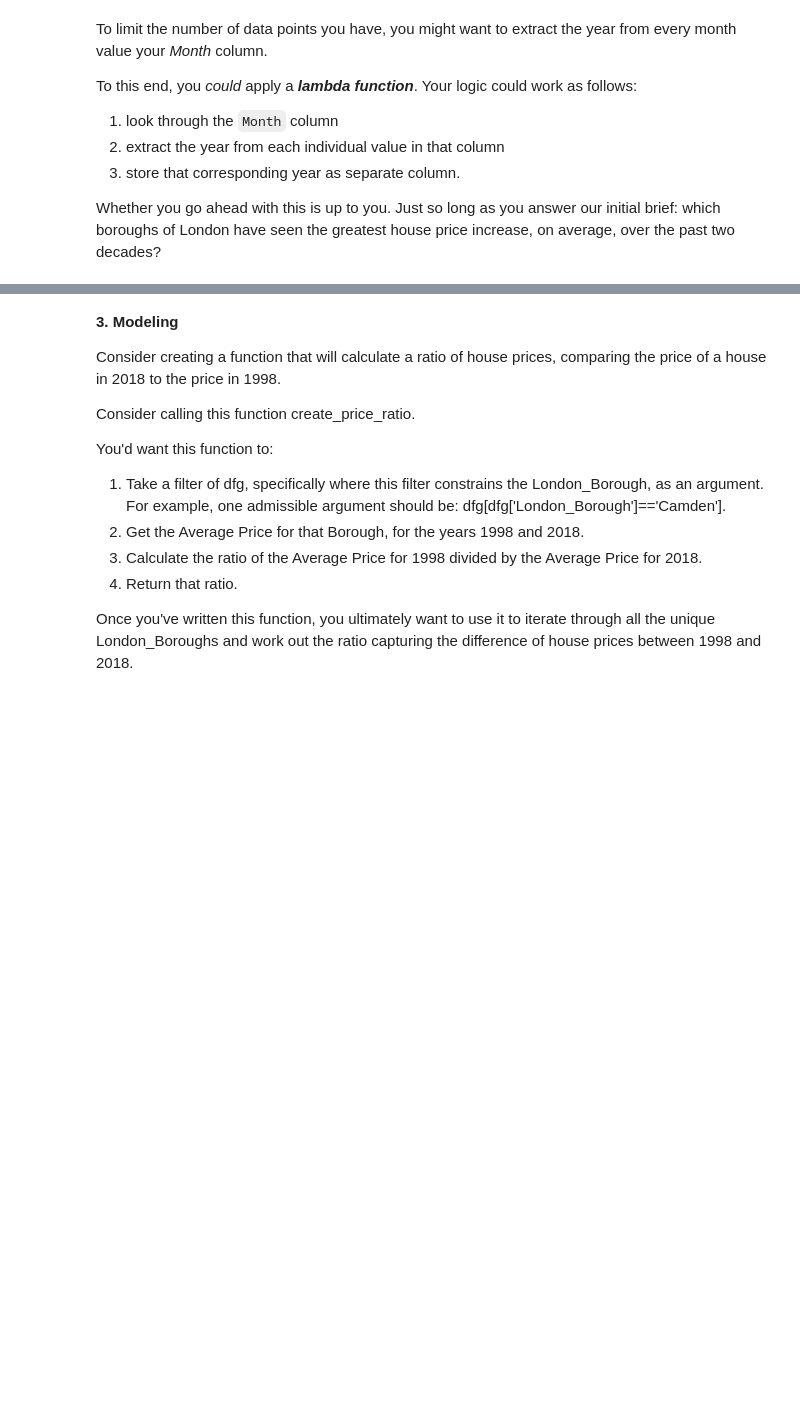
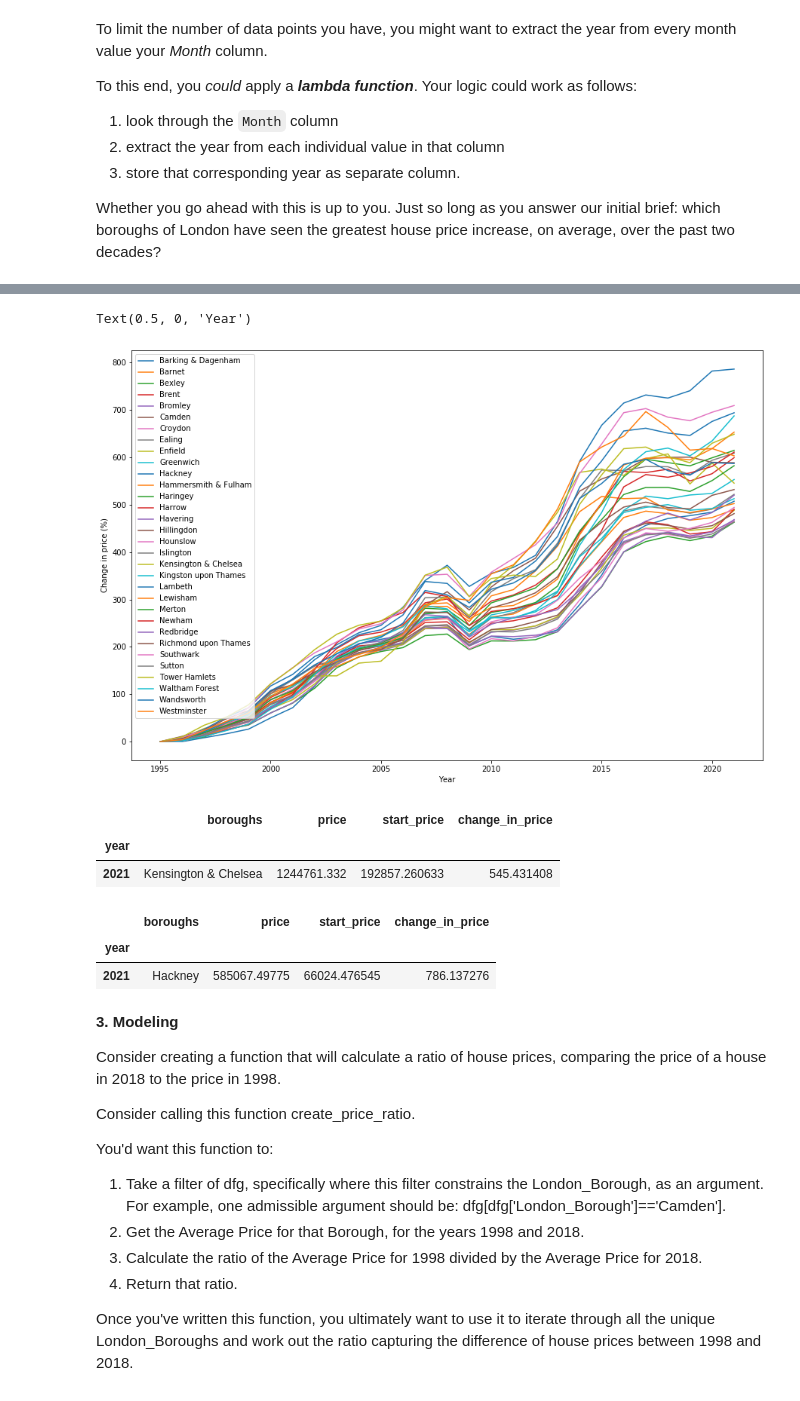
Before and after one commit to gt2199/Springboard, a Jupyter notebook: unit4_London_Housing/GK_Unit 4 Challenge - Tier 3.ipynb, the cells around one changed output, grey strips where cells are left out. Drawn from its saved outputs; the diff is of its cells as text; code cells hidden in the pictures; blank space fills up the shorter version.

```diff
--- a/unit4_London_Housing/GK_Unit 4 Challenge - Tier 3.ipynb
+++ b/unit4_London_Housing/GK_Unit 4 Challenge - Tier 3.ipynb
@@ -332,3 +325,28 @@ print(myprice)
+# %%
+# Plot change in price (%) versus year for all boroughs
+plt.figure(figsize=(15,10))
+
+avgprice_by_year.groupby('boroughs')['change_in_price'].plot(legend=True)
+
+plt.ylabel('Change in price (%)')
+plt.xlabel('Year')
+# %% [output]
+Text(0.5, 0, 'Year')
+[figure, added]
+# %%
+# Rank by highest price
+avgprice_by_year.sort_values(['year','price'],ascending=[False, False]).head(1)
+# %% [output]
+|  | boroughs | price | start_price | change_in_price |
+| year |  |  |  |  |
+| 2021 | Kensington & Chelsea | 1244761.332 | 192857.260633 | 545.431408 |
+# %%
+# Rank by highest growth
+avgprice_by_year.sort_values(['year','change_in_price'],ascending=[False, False]).head(1)
+# %% [output]
+|  | boroughs | price | start_price | change_in_price |
+| year |  |  |  |  |
+| 2021 | Hackney | 585067.49775 | 66024.476545 | 786.137276 |
 # %% [markdown]
 **3. Modeling**
 
```
Also changed, not shown: parts of 21 cells of this notebook.
